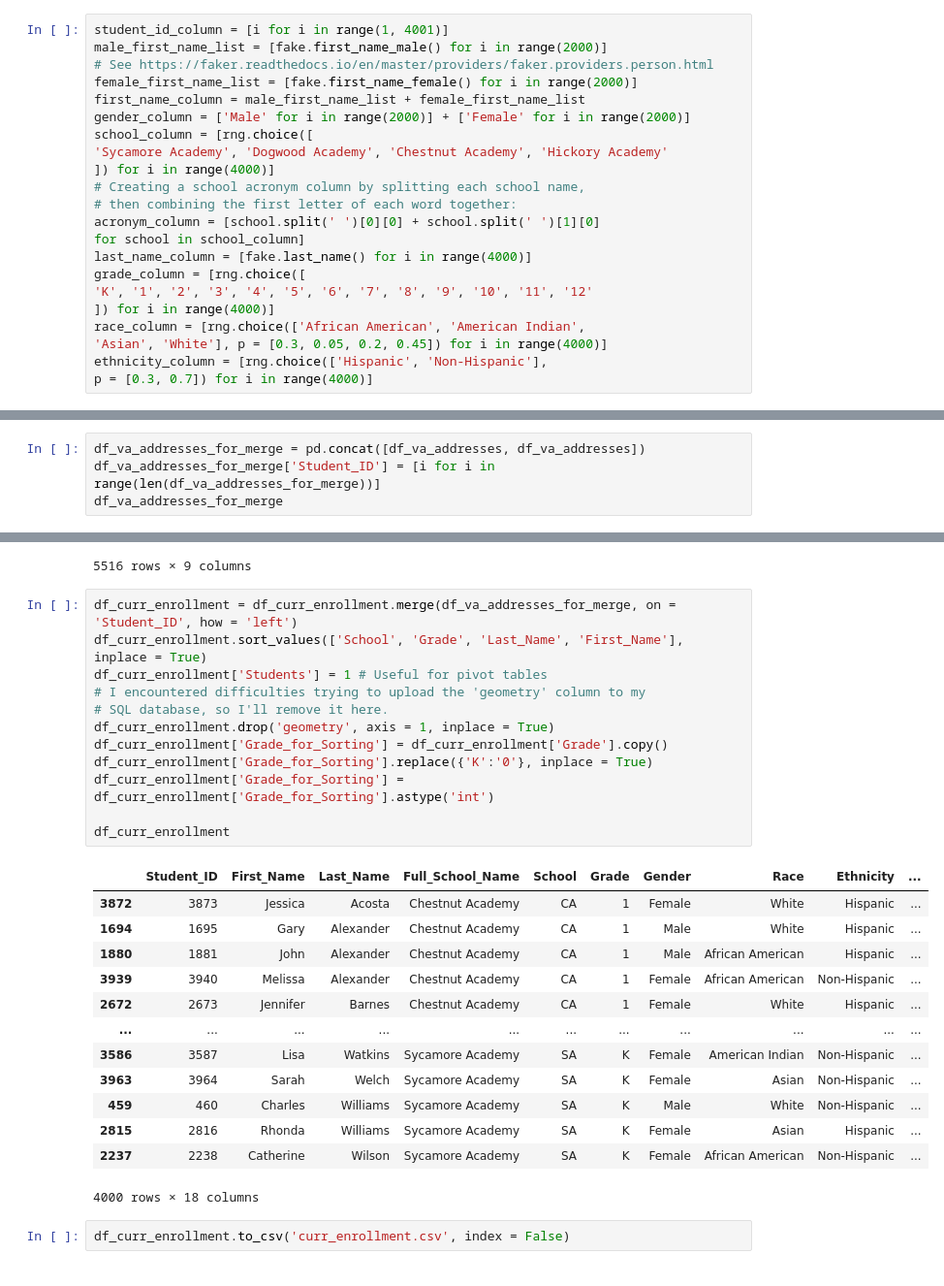
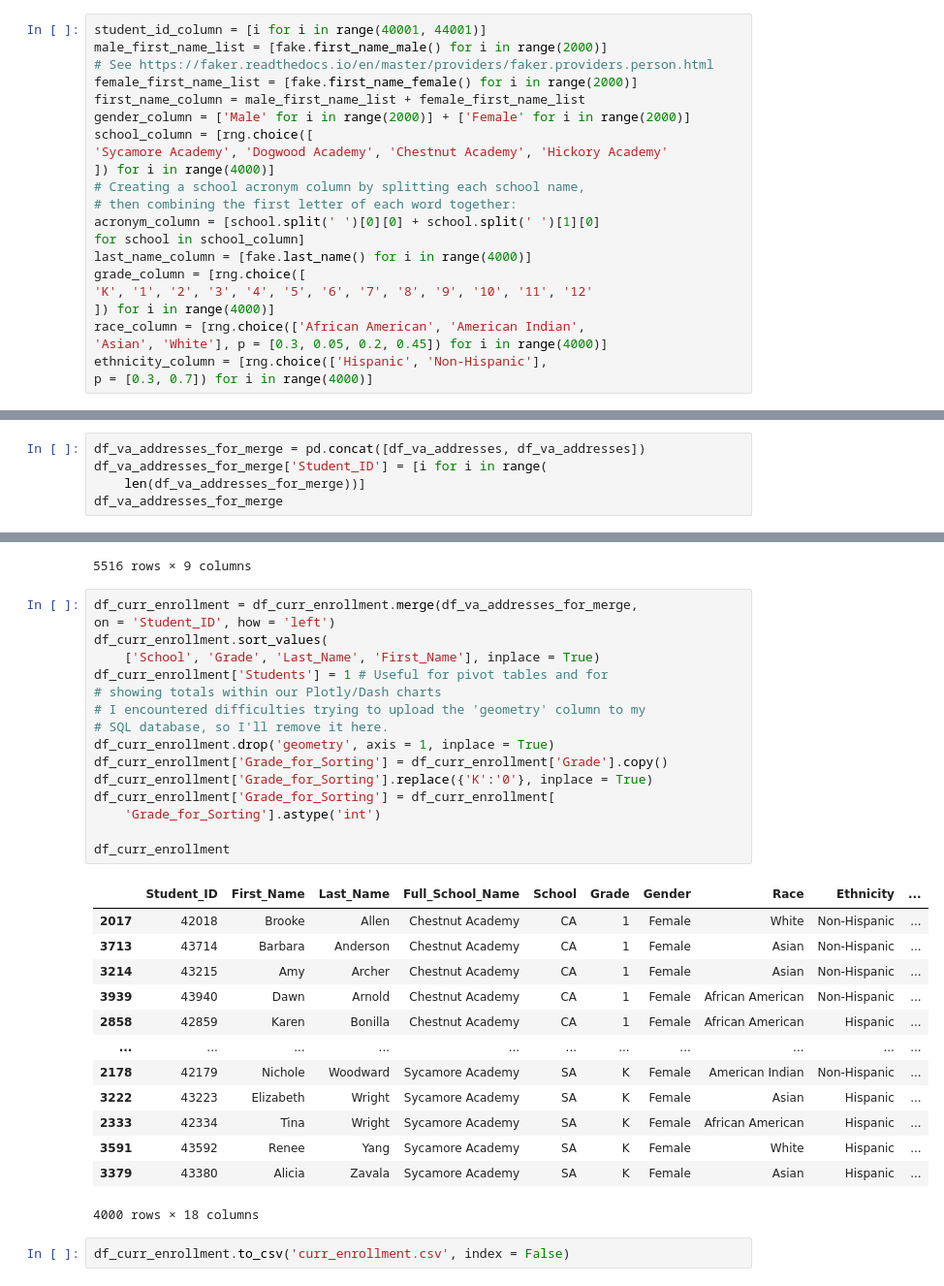
Before and after one commit to kburchfiel/dash_school_dashboard, a Jupyter notebook: database_generator.ipynb, the cells around one changed output, grey strips where cells are left out. Shown: that part at 97% size. Drawn from its saved outputs; the diff is of its cells as text.

```diff
--- a/database_generator.ipynb
+++ b/database_generator.ipynb
@@ -192,7 +194,7 @@ m
 # %% [markdown]
 ## Filing in student information with Faker and np.random:
 # %%
-student_id_column = [i for i in range(1, 4001)]
+student_id_column = [i for i in range(40001, 44001)]
 male_first_name_list = [fake.first_name_male() for i in range(2000)]
 # See https://faker.readthedocs.io/en/master/providers/faker.providers.person.html
 female_first_name_list = [fake.first_name_female() for i in range(2000)]
@@ -242,7 +244,8 @@ I'll now merge in address info by:
 1. Merging the duplicated address list into the student list
 # %%
 df_va_addresses_for_merge = pd.concat([df_va_addresses, df_va_addresses])
-df_va_addresses_for_merge['Student_ID'] = [i for i in range(len(df_va_addresses_for_merge))]
+df_va_addresses_for_merge['Student_ID'] = [i for i in range(
+    len(df_va_addresses_for_merge))]
 df_va_addresses_for_merge
 # %% [output]
 |  | Street | City | State | Zip | Lat | Lon | Address | geometry | Student_ID |
@@ -259,30 +262,34 @@ df_va_addresses_for_merge
 | 21484 | 2 DOLD PL | LEXINGTON | VA | 24450 | 37.788380 | -79.447801 | 2 DOLD PL, LEXINGTON, VA 24450 | POINT (-79.44780 37.78838) | 5515 |
 5516 rows × 9 columns
 # %%
-df_curr_enrollment = df_curr_enrollment.merge(df_va_addresses_for_merge, on = 'Student_ID', how = 'left')
-df_curr_enrollment.sort_values(['School', 'Grade', 'Last_Name', 'First_Name'], inplace = True)
-df_curr_enrollment['Students'] = 1 # Useful for pivot tables
+df_curr_enrollment = df_curr_enrollment.merge(df_va_addresses_for_merge,
+on = 'Student_ID', how = 'left')
+df_curr_enrollment.sort_values(
+    ['School', 'Grade', 'Last_Name', 'First_Name'], inplace = True)
+df_curr_enrollment['Students'] = 1 # Useful for pivot tables and for
+# showing totals within our Plotly/Dash charts
 # I encountered difficulties trying to upload the 'geometry' column to my
 # SQL database, so I'll remove it here.
 df_curr_enrollment.drop('geometry', axis = 1, inplace = True)
 df_curr_enrollment['Grade_for_Sorting'] = df_curr_enrollment['Grade'].copy()
 df_curr_enrollment['Grade_for_Sorting'].replace({'K':'0'}, inplace = True)
-df_curr_enrollment['Grade_for_Sorting'] = df_curr_enrollment['Grade_for_Sorting'].astype('int')
+df_curr_enrollment['Grade_for_Sorting'] = df_curr_enrollment[
+    'Grade_for_Sorting'].astype('int')
 
 df_curr_enrollment
 # %% [output]
 |  | Student_ID | First_Name | Last_Name | Full_School_Name | School | Grade | Gender | Race | Ethnicity | ... |
-| 3872 | 3873 | Jessica | Acosta | Chestnut Academy | CA | 1 | Female | White | Hispanic | ... |
-| 1694 | 1695 | Gary | Alexander | Chestnut Academy | CA | 1 | Male | White | Hispanic | ... |
-| 1880 | 1881 | John | Alexander | Chestnut Academy | CA | 1 | Male | African American | Hispanic | ... |
-| 3939 | 3940 | Melissa | Alexander | Chestnut Academy | CA | 1 | Female | African American | Non-Hispanic | ... |
-| 2672 | 2673 | Jennifer | Barnes | Chestnut Academy | CA | 1 | Female | White | Hispanic | ... |
+| 2017 | 42018 | Brooke | Allen | Chestnut Academy | CA | 1 | Female | White | Non-Hispanic | ... |
+| 3713 | 43714 | Barbara | Anderson | Chestnut Academy | CA | 1 | Female | Asian | Non-Hispanic | ... |
+| 3214 | 43215 | Amy | Archer | Chestnut Academy | CA | 1 | Female | Asian | Non-Hispanic | ... |
+| 3939 | 43940 | Dawn | Arnold | Chestnut Academy | CA | 1 | Female | African American | Non-Hispanic | ... |
+| 2858 | 42859 | Karen | Bonilla | Chestnut Academy | CA | 1 | Female | African American | Hispanic | ... |
 | ... | ... | ... | ... | ... | ... | ... | ... | ... | ... | ... |
-| 3586 | 3587 | Lisa | Watkins | Sycamore Academy | SA | K | Female | American Indian | Non-Hispanic | ... |
-| 3963 | 3964 | Sarah | Welch | Sycamore Academy | SA | K | Female | Asian | Non-Hispanic | ... |
-| 459 | 460 | Charles | Williams | Sycamore Academy | SA | K | Male | White | Non-Hispanic | ... |
-| 2815 | 2816 | Rhonda | Williams | Sycamore Academy | SA | K | Female | Asian | Hispanic | ... |
-| 2237 | 2238 | Catherine | Wilson | Sycamore Academy | SA | K | Female | African American | Non-Hispanic | ... |
+| 2178 | 42179 | Nichole | Woodward | Sycamore Academy | SA | K | Female | American Indian | Non-Hispanic | ... |
+| 3222 | 43223 | Elizabeth | Wright | Sycamore Academy | SA | K | Female | Asian | Hispanic | ... |
+| 2333 | 42334 | Tina | Wright | Sycamore Academy | SA | K | Female | African American | Hispanic | ... |
+| 3591 | 43592 | Renee | Yang | Sycamore Academy | SA | K | Female | White | Hispanic | ... |
+| 3379 | 43380 | Alicia | Zavala | Sycamore Academy | SA | K | Female | Asian | Hispanic | ... |
 4000 rows × 18 columns
 # %%
 df_curr_enrollment.to_csv('curr_enrollment.csv', index = False)
```
Also changed, not shown: parts of 28 cells of this notebook, 8 other files.
